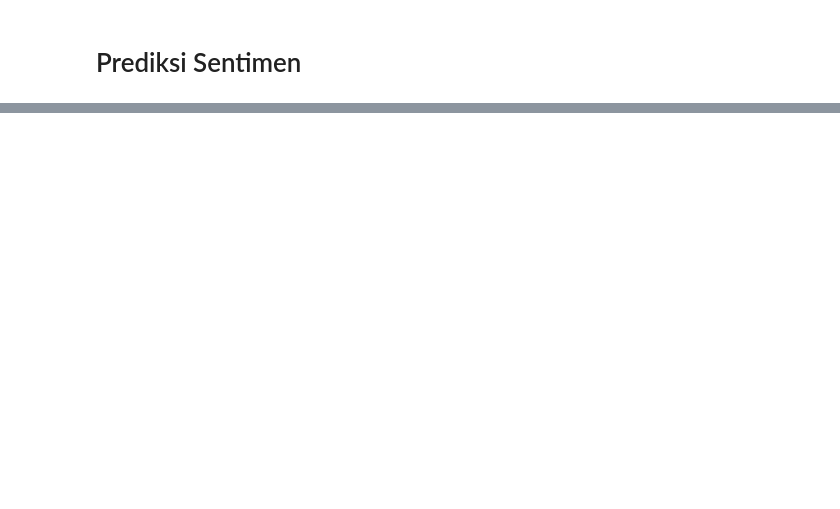
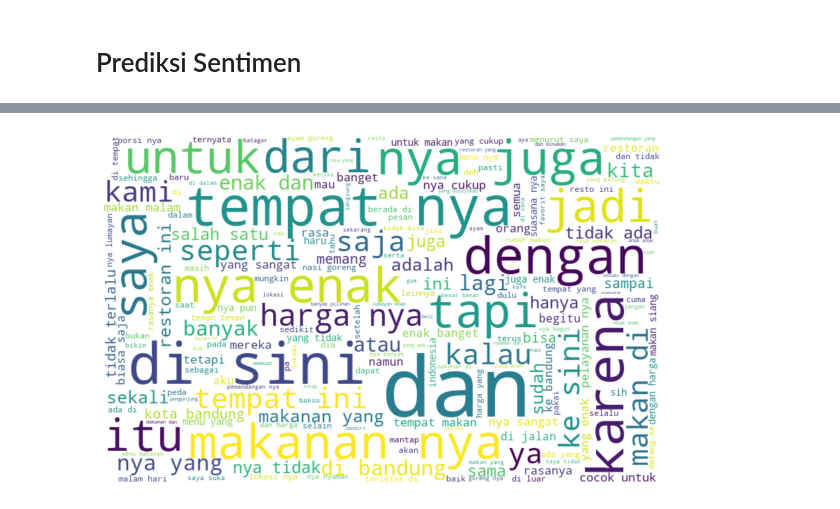
Before and after one commit to ilhamAdhim/machine-learning-terapan-dicoding, a Jupyter notebook: Case_2_Sentiment_Analysis_with_NLP_Pytorch.ipynb, the cells around one changed output, grey strips where cells are left out. Saved outputs shown, nothing was run; the diff lists cells and outputs as text; code cells hidden in the pictures; blank space fills up the shorter version.

```diff
--- a/Case_2_Sentiment_Analysis_with_NLP_Pytorch.ipynb
+++ b/Case_2_Sentiment_Analysis_with_NLP_Pytorch.ipynb
@@ -223,0 +381,14 @@ print(f'Text: {text} | Label : {i2w[label]} ({F.softmax(logits, dim=-1).squeeze(
+# %%
+# Sentimen yang ada pada seluruh data train dapat dilihat dengan memahami kata yang umum dengan plot word cloud
+
+def wordCloud(words):
+    wordCloud = WordCloud(width=800, height=500, background_color='white', random_state=21, max_font_size=120).generate(words)
+
+    plt.figure(figsize=(10, 7))
+    plt.imshow(wordCloud, interpolation='bilinear')
+    plt.axis('off')
+
+all_words = ' '.join([text for text in data_train['Teks']])
+wordCloud(all_words)
+# %% [output]
+[figure, added]
```
Also changed, not shown: parts of 27 cells of this notebook.
